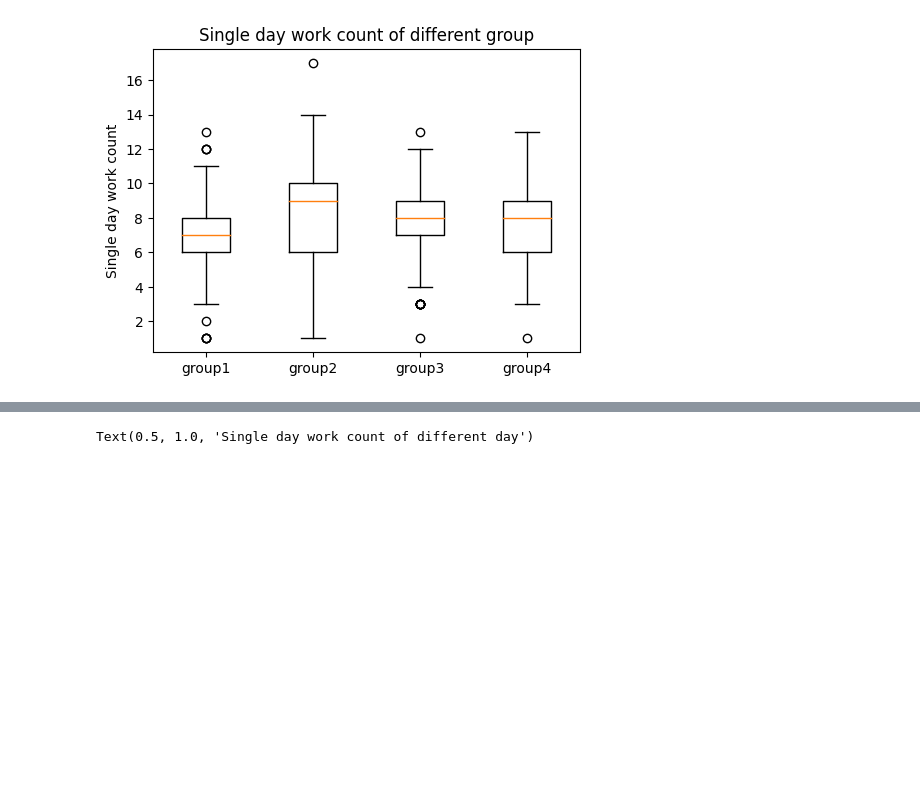
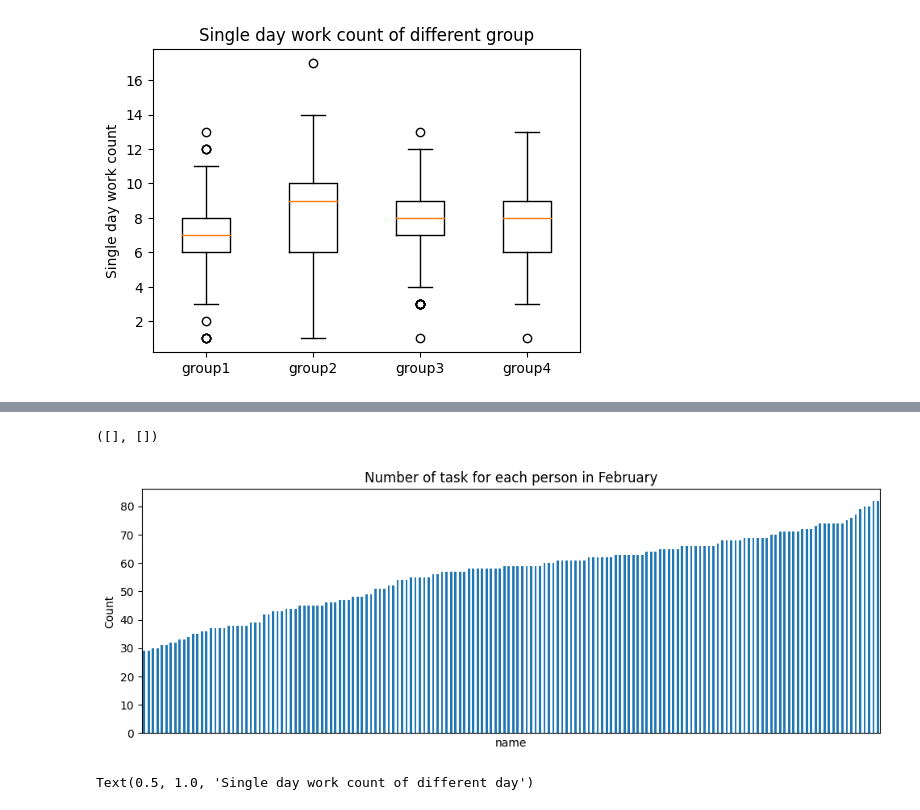
Before and after one commit to Yshen-group/proj_airport_bridge, a Jupyter notebook: notebooks/crew_validation.ipynb, the cells around one changed output, grey strips where cells are left out. Saved outputs shown, nothing was run; the diff lists cells and outputs as text; code cells hidden in the pictures; blank space fills up the shorter version.

```diff
--- a/notebooks/crew_validation.ipynb
+++ b/notebooks/crew_validation.ipynb
@@ -90,3 +114,13 @@ Text(0.5, 1.0, 'Single day work count of different group')
+# %%
+# 统计不同人员的月工作量综合
+plt.figure(figsize=(300*mm, 100*mm))
+df.groupby('name')['count'].sum().sort_values().plot(kind='bar')
+plt.ylabel('Count')
+plt.title('Number of task for each person in February')
+plt.xticks([])
+# %% [output]
+([], [])
+[figure, added]
 # %%
 # 不同天的工作量均衡情况
 plt.figure(figsize=(200*mm, 100*mm))
```
Also changed, not shown: parts of 5 cells of this notebook, 4 other files.
